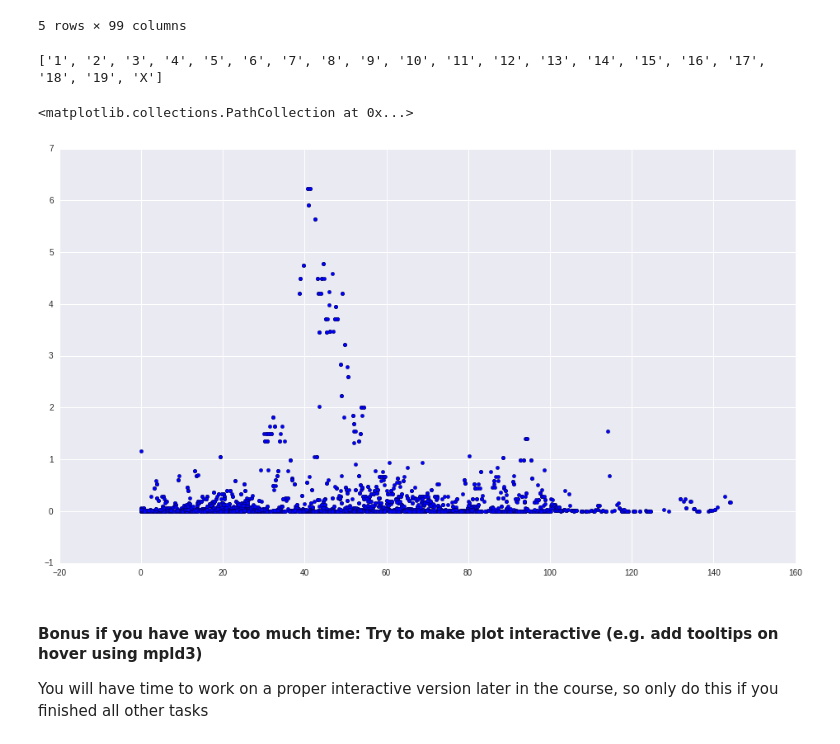
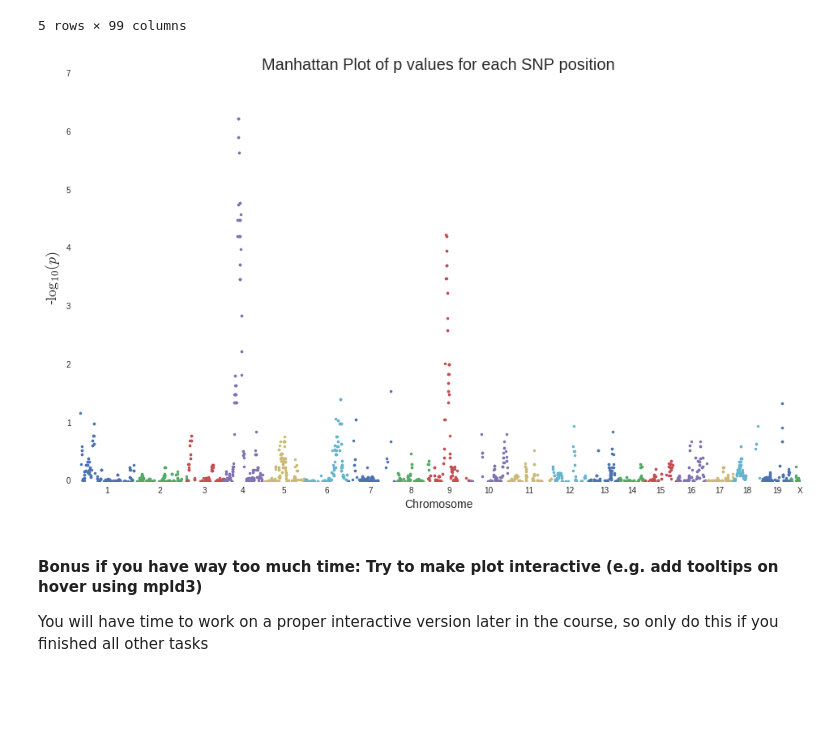
Before and after one commit to Alexstoppel/Integrated_Bioinformatics, a Jupyter notebook: notebooks/Day3_GWAS_part1.ipynb, the cells around one changed output. Cells and saved outputs as stored; diff of their text form; code cells hidden in the pictures; blank space fills up the shorter version.

```diff
--- a/notebooks/Day3_GWAS_part1.ipynb
+++ b/notebooks/Day3_GWAS_part1.ipynb
@@ -396,9 +398,15 @@ genotype.replace("H",1,inplace=True)
 genotype.replace("D",2,inplace=True)
 genotype.replace("U",np.nan,inplace=True)
 
-def calc_odds_ratio(gt, snp_name, pt, inheritance, coat_col):
+def calc_odds_ratio(gt, snp_name, pt, sex, coat_col):
     """
         Calculates odds ratio for given snp on genotype and phenotype data prepared as described above.
+        @ gt: genotype data as data frame
+        @ snp_name: Selected SNP (string)
+        @ pt: phenotype data as data frame
+        @ sex: encoded as integer: 0: maternal,1: heterozygote, 2: paternal
+        @ coat_col: Color encoded as integer: 1: dilute, 2: brown, 3: grey, 4: black
+        Returns list of odds ratio and p-values
     """
     # select snp
     ccol = {1:"dilute", 2:"brown", 3:"grey", 4:"black"}
@@ -411,7 +419,7 @@ def calc_odds_ratio(gt, snp_name, pt, inheritance, coat_col):
     # calculate cross table
     cross_tab = pd.crosstab(
                       (pt.coat_color == coat_col).replace(False,"Not %s"%(ccol[coat_col])).replace(True,ccol[coat_col]),
-                      (pt[snp_name] == inheritance).replace(False,"Not %s"%(inh[inheritance])).replace(True,inh[inheritance]),
+                      (pt[snp_name] == inheritance).replace(False,"Not %s"%(inh[sex])).replace(True,inh[sex]),
                       margins=True)
     #print cross_tab
     o = get_or(cross_tab,1)
@@ -448,26 +456,40 @@ result.tail()
 | rs13484018 | X | rs13484018 | 48.047 | 133.329156 | 0 | 0 | 0 | 2.0 | 0 | 2 | ... | ... |
 | rs13484024 | X | rs13484024 | 48.047 | 134.541556 | 0 | 0 | 0 | 2.0 | 0 | 2 | ... | ... |
 5 rows × 99 columns
-# %%
-p = pd.to_numeric(result.P, errors='ignore')
-cm = pd.to_numeric(result.cM, errors='ignore')
-#p = float(result.P.convert_objects(convert_numeric=True))
-
-shift = 0
-chrom_names = []
-plt.figure(figsize=(16,9),dpi=100)
-for chromosome in result.Chr:
-    if chromosome not in chrom_names:
-        chrom_names.append(chromosome)
-    chrom = result[result.Chr==chromosome]
-    shift += chrom.cM.max()
-
-print chrom_names
-plt.scatter(result.cM,[-math.log10(x) for x in result.P])
-# %% [output]
-['1', '2', '3', '4', '5', '6', '7', '8', '9', '10', '11', '12', '13', '14', '15', '16', '17', '18', '19', 'X']
-<matplotlib.collections.PathCollection at 0x...>
-[figure, removed]
+# %%
+def plot_manhattan(data,plot_title):
+    """
+        create manhattan plot
+    """
+    # initialize auxilary variables
+    shift = 0
+    label_shift=[]
+    chrom_names = []
+    # prepare plot figure
+    plt.figure(figsize=(16,9),dpi=100)
+    plt.xlim(-10,shift+10);
+    plt.xlabel("Chromosome",fontsize=14)
+    plt.ylabel(r'-$\log_{10}(p)$',fontsize=18)
+    plt.title(plot_title,fontsize=20)
+    plt.grid(False)
+    ax = plt.gca()
+    ax.set_axis_bgcolor("white")
+
+    # plot p values vs SNP position for each chromosome
+    for chromosome in data.Chr:
+        if chromosome not in chrom_names:
+            chrom_names.append(chromosome)
+            chrom = data[data.Chr==chromosome]
+            plt.plot([x+shift for x in chrom.cM],[-math.log10(x) for x in chrom.P],marker=".",ls="")
+            label_shift.append(shift+chrom.cM.max()/2)
+            shift+=chrom.cM.max()
+    # add x ticks
+    plt.xticks(label_shift,chrom_names)
+    plt.show()
+# %%
+plot_manhattan(result, "Manhattan Plot of p values for each SNP position")
+# %% [output]
+[figure, added]
 # %% [markdown]
 #### Bonus if you have way too much time: Try to make plot interactive (e.g. add tooltips on hover using mpld3)
 You will have time to work on a proper interactive version later in the course, so only do this if you finished all other tasks
```
Also changed, not shown: parts of 25 cells of this notebook, 4 other files.
